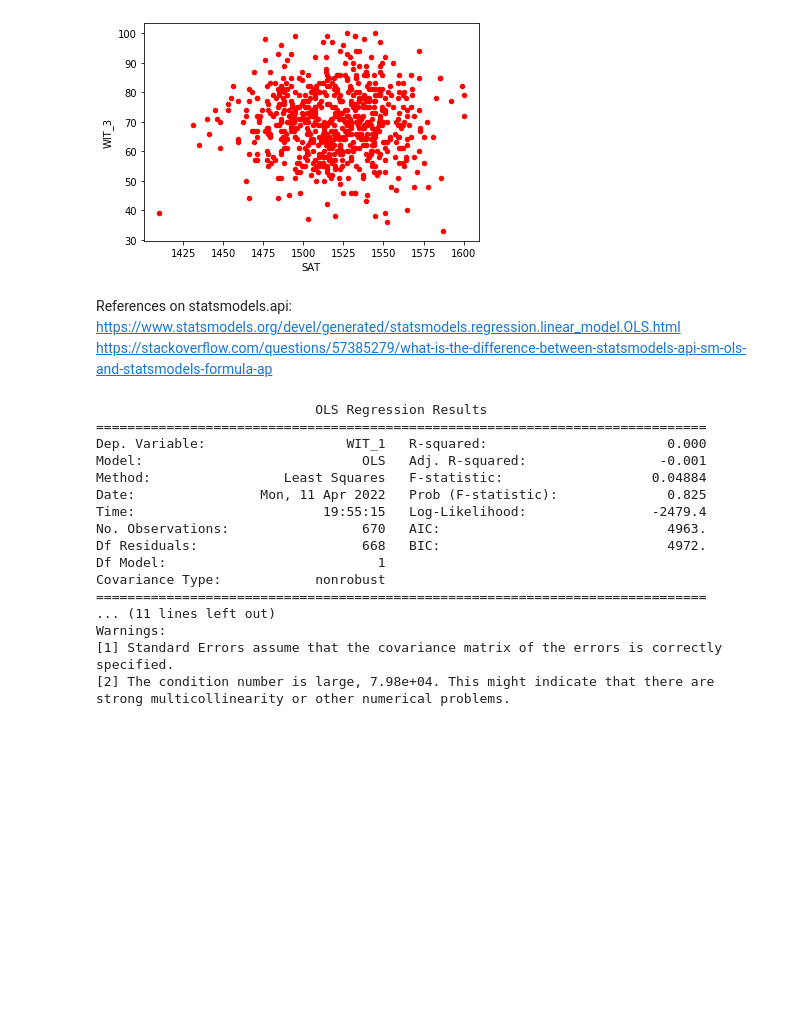
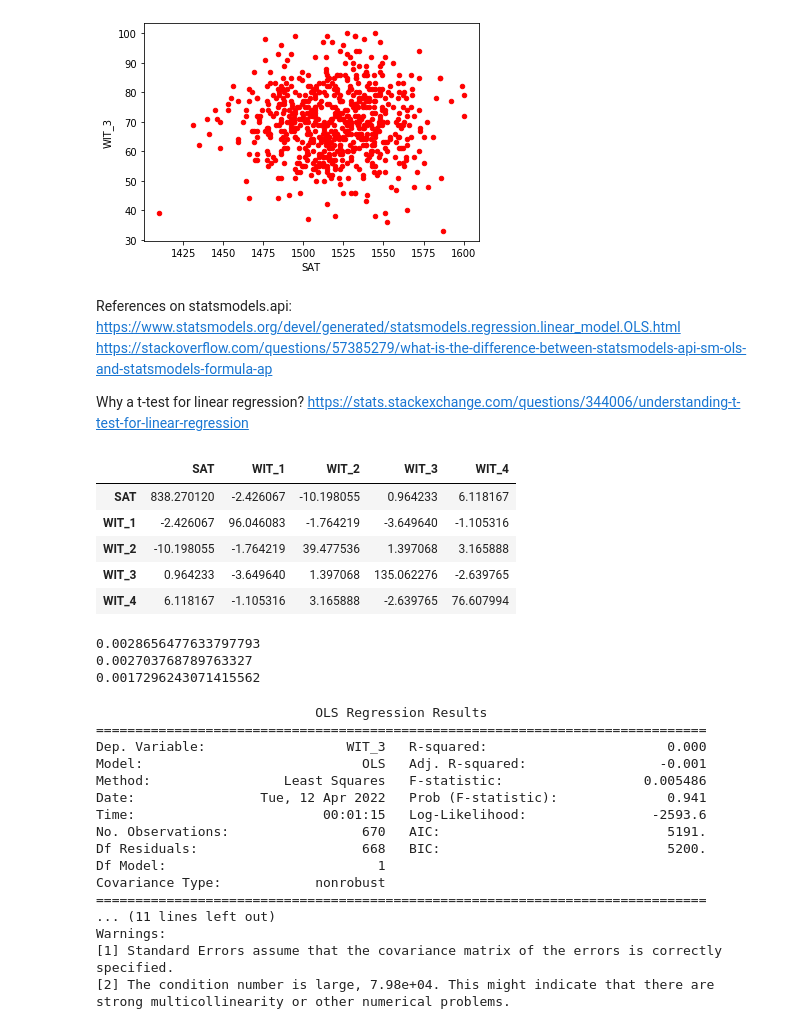
Before and after one commit to anugrahchemparathy/DataProject, a Jupyter notebook: SAT notebook.ipynb, the cells around one changed output. Drawn from its saved outputs; the diff is of its cells as text; code cells hidden in the pictures; blank space fills up the shorter version.

Commit message:
more tests

```diff
--- a/SAT notebook.ipynb
+++ b/SAT notebook.ipynb
@@ -136,3 +136,27 @@ plt.show()
 References on statsmodels.api:
 https://www.statsmodels.org/devel/generated/statsmodels.regression.linear_model.OLS.html
 https://stackoverflow.com/questions/57385279/what-is-the-difference-between-statsmodels-api-sm-ols-and-statsmodels-formula-ap
+
+
+Why a t-test for linear regression?
+https://stats.stackexchange.com/questions/344006/understanding-t-test-for-linear-regression
+# %%
+"""
+Computing the covariance matrix of the data:
+    - WIT_1 = Calc 1
+    - WIT_2 = Intro to CS
+    - WIT_3 = Classical Mechanics
+    - WIT_4 = Intro to Bio
+
+Ref
+https://www.w3resource.com/pandas/dataframe/dataframe-cov.php#:~:text=Compute%20the%20pairwise%20covariance%20among,the%20columns%20of%20the%20DataFrame.&text=Minimum%20number%20of%20observations%20required,to%20have%20a%20valid%20result.
+"""
+
+data.cov()
+# %% [output]
+|  | SAT | WIT_1 | WIT_2 | WIT_3 | WIT_4 |
+| SAT | 838.270120 | -2.426067 | -10.198055 | 0.964233 | 6.118167 |
+| WIT_1 | -2.426067 | 96.046083 | -1.764219 | -3.649640 | -1.105316 |
+| WIT_2 | -10.198055 | -1.764219 | 39.477536 | 1.397068 | 3.165888 |
+| WIT_3 | 0.964233 | -3.649640 | 1.397068 | 135.062276 | -2.639765 |
+| WIT_4 | 6.118167 | -1.105316 | 3.165888 | -2.639765 | 76.607994 |
@@ -139,22 +166,34 @@ https://stackoverflow.com/questions/57385279/what-is-the-difference-between-stat
+# %%
+"""
+Computing correlation coefficients: https://realpython.com/numpy-scipy-pandas-correlation-python/#example-pandas-correlation-calculation
+"""
+
+print(X.corr(Y)) #Pearson's R
+print(X.corr(Y, method='spearman')) #Spearman's rho
+print(X.corr(Y, method='kendall')) #Kendall's Tau
+# %% [output]
+0.0028656477633797793
+0.002703768789763327
+0.0017296243071415562
 # %%
-X = data['SAT']
 X = sm.add_constant(X)
-Y = data['WIT_1']
+
 
 model = sm.OLS(Y,X)
+#model = sm.OLS(np.log(Y),X)
 results = model.fit()
 
 print(results.summary())
 # %% [output]
                             OLS Regression Results
 ==============================================================================
-Dep. Variable:                  WIT_1   R-squared:                       0.000
+Dep. Variable:                  WIT_3   R-squared:                       0.000
 Model:                            OLS   Adj. R-squared:                 -0.001
-Method:                 Least Squares   F-statistic:                   0.04884
-Date:                Mon, 11 Apr 2022   Prob (F-statistic):              0.825
-Time:                        19:55:15   Log-Likelihood:                -2479.4
-No. Observations:                 670   AIC:                             4963.
-Df Residuals:                     668   BIC:                             4972.
+Method:                 Least Squares   F-statistic:                  0.005486
+Date:                Tue, 12 Apr 2022   Prob (F-statistic):              0.941
+Time:                        00:01:15   Log-Likelihood:                -2593.6
+No. Observations:                 670   AIC:                             5191.
+Df Residuals:                     668   BIC:                             5200.
 Df Model:                           1
 Covariance Type:            nonrobust
 ==============================================================================
```
Also changed, not shown: parts of 2 cells of this notebook.
